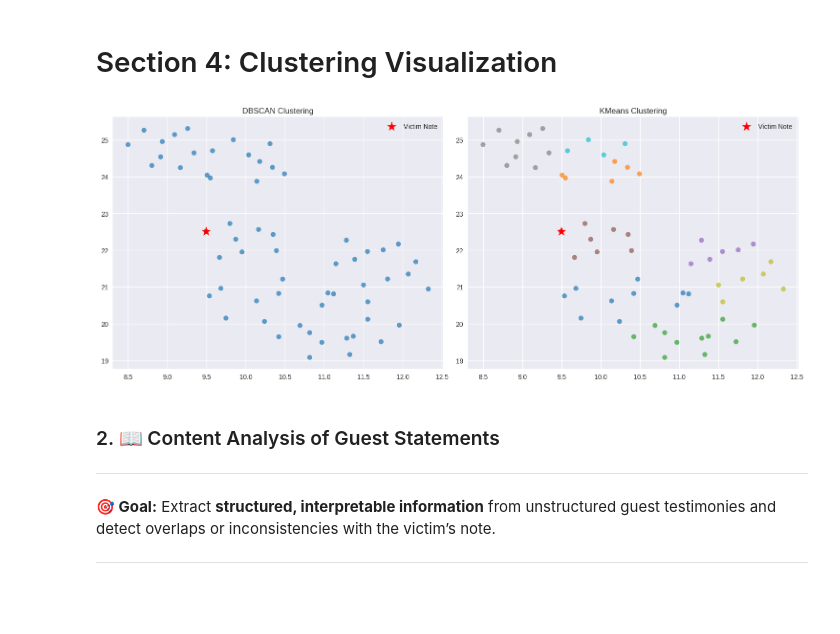
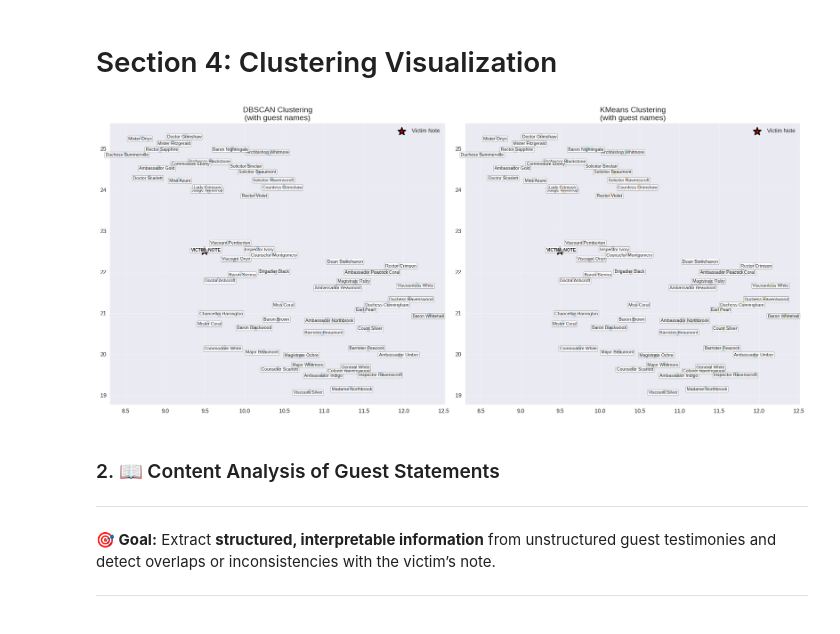
Before and after one commit to JKORRA/reichenbach, a Jupyter notebook: midnight/Jacopo_Corrao_exam.ipynb, the cells around one changed output. Drawn from its saved outputs; the diff is of its cells as text; code cells hidden in the pictures.

```diff
--- a/midnight/Jacopo_Corrao_exam.ipynb
+++ b/midnight/Jacopo_Corrao_exam.ipynb
@@ -265,40 +265,79 @@ similarity_df, same_cluster_guests, clusters, embeddings = analyze_linguistic_si
 # %% [markdown]
 # Section 4: Clustering Visualization
 # %%
-def visualize_clustering(clusters):
-    """Visualize clustering results."""
-    fig, (ax1, ax2) = plt.subplots(1, 2, figsize=(15, 6))
+def visualize_clustering(clusters, data):
+    """Visualize clustering results with guest names."""
+    fig, (ax1, ax2) = plt.subplots(1, 2, figsize=(18, 8))
+
+    # Get guest names (with 'VICTIM_NOTE' as first element)
+    guest_names = ['VICTIM_NOTE'] + [interr['guest'] for interr in data['interrogations']]
 
     # Plot DBSCAN
     scatter1 = ax1.scatter(clusters['embeddings_2d'][:, 0],
                          clusters['embeddings_2d'][:, 1],
                          c=clusters['dbscan_labels'],
-                         cmap='tab10', alpha=0.7)
+                         cmap='tab10', alpha=0.7, s=60)
+
+    # Highlight victim note
     ax1.scatter(clusters['embeddings_2d'][0, 0],
                clusters['embeddings_2d'][0, 1],
-               c='red', s=200, marker='*', label='Victim Note')
-    ax1.set_title('DBSCAN Clustering')
+               c='red', s=200, marker='*', label='Victim Note',
+               edgecolors='black', linewidth=2)
+
+    # Add guest names as text annotations
+    for i, name in enumerate(guest_names):
+        # Adjust text position slightly to avoid overlap with points
+        offset_x = 0.02 if i % 2 == 0 else -0.02
+        offset_y = 0.02 if i % 3 == 0 else -0.02
+
+        ax1.annotate(name,
+                    (clusters['embeddings_2d'][i, 0] + offset_x,
+                     clusters['embeddings_2d'][i, 1] + offset_y),
+                    fontsize=8, ha='center', va='center',
+                    bbox=dict(boxstyle='round,pad=0.2', facecolor='white', alpha=0.7),
+                    fontweight='bold' if i == 0 else 'normal')
+
+    ax1.set_title('DBSCAN Clustering\n(with guest names)', fontsize=14)
     ax1.legend()
+    ax1.grid(True, alpha=0.3)
 
     # Plot KMeans
     scatter2 = ax2.scatter(clusters['embeddings_2d'][:, 0],
                          clusters['embeddings_2d'][:, 1],
                          c=clusters['kmeans_labels'],
-                         cmap='tab10', alpha=0.7)
+                         cmap='tab10', alpha=0.7, s=60)
+
+    # Highlight victim note
     ax2.scatter(clusters['embeddings_2d'][0, 0],
                clusters['embeddings_2d'][0, 1],
-               c='red', s=200, marker='*', label='Victim Note')
-    ax2.set_title('KMeans Clustering')
+               c='red', s=200, marker='*', label='Victim Note',
+               edgecolors='black', linewidth=2)
+
+    # Add guest names as text annotations
+    for i, name in enumerate(guest_names):
+        # Adjust text position slightly to avoid overlap with points
+        offset_x = 0.02 if i % 2 == 0 else -0.02
+        offset_y = 0.02 if i % 3 == 0 else -0.02
+
+        ax2.annotate(name,
+                    (clusters['embeddings_2d'][i, 0] + offset_x,
+                     clusters['embeddings_2d'][i, 1] + offset_y),
+                    fontsize=8, ha='center', va='center',
+                    bbox=dict(boxstyle='round,pad=0.2', facecolor='white', alpha=0.7),
+                    fontweight='bold' if i == 0 else 'normal')
+
+    ax2.set_title('KMeans Clustering\n(with guest names)', fontsize=14)
     ax2.legend()
+    ax2.grid(True, alpha=0.3)
 
     plt.tight_layout()
     plt.savefig('clustering_analysis.png', dpi=300, bbox_inches='tight')
     plt.show()
 
-# Visualize clustering results
-visualize_clustering(clusters)
+# Update the call to include data parameter
+visualize_clustering(clusters, data)
 # %% [output]
-[figure, old version]
+[figure, new version]
 # %% [markdown]
 ### 2. 📖 Content Analysis of Guest Statements
 
```
